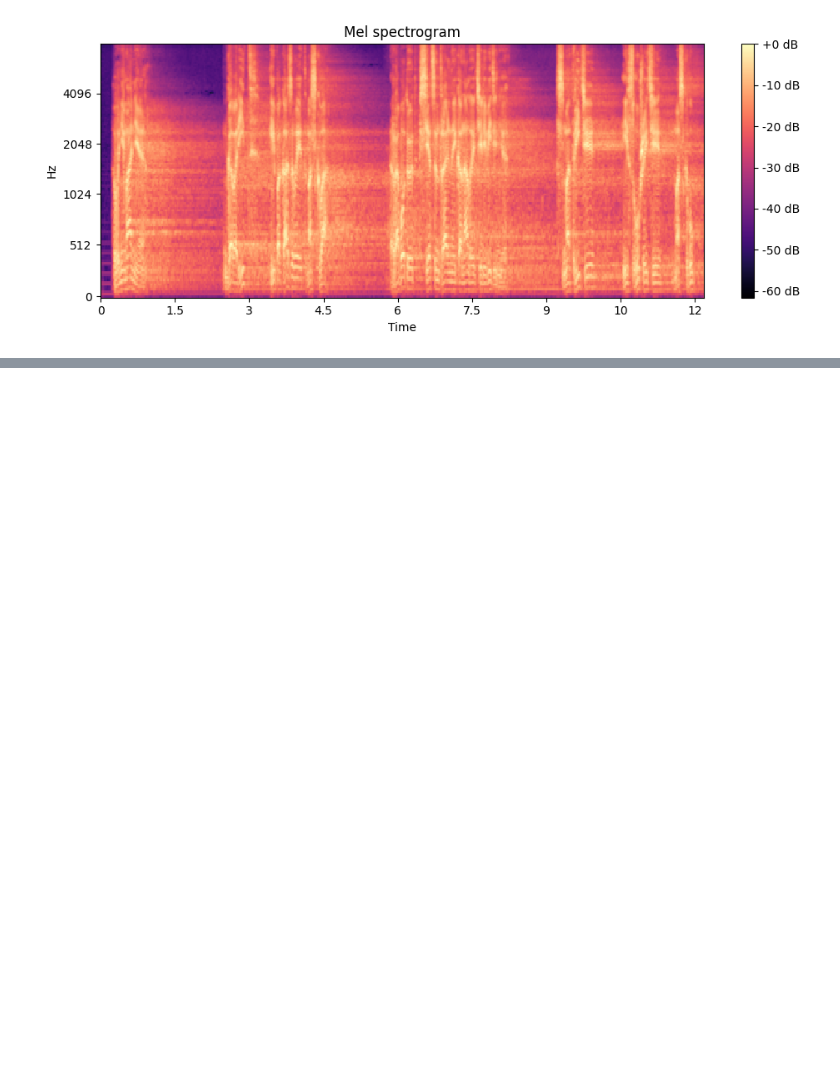
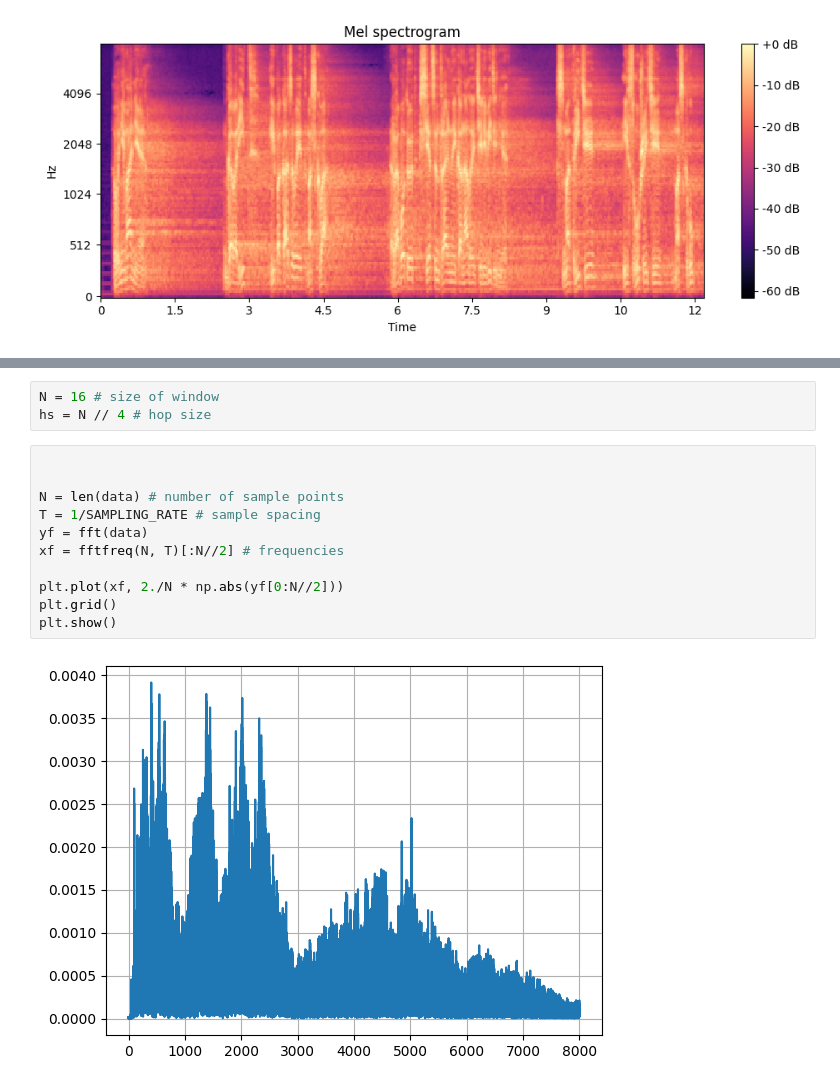
Before and after one commit to shredder67/phase-vocoder, a Jupyter notebook: notebook.ipynb, the cells around one changed output, grey strips where cells are left out. Saved outputs shown, nothing was run; the diff lists cells and outputs as text; blank space fills up the shorter version.

```diff
--- a/notebook.ipynb
+++ b/notebook.ipynb
@@ -70,0 +116,16 @@ plot_mel_spectrogram(mel_spectrogram, sr, hop_length, n_mels)
+# %%
+N = 16 # size of window
+hs = N // 4 # hop size
+# %%
+
+
+N = len(data) # number of sample points
+T = 1/SAMPLING_RATE # sample spacing
+yf = fft(data)
+xf = fftfreq(N, T)[:N//2] # frequencies
+
+plt.plot(xf, 2./N * np.abs(yf[0:N//2]))
+plt.grid()
+plt.show()
+# %% [output]
+[figure, added]
```
Also changed, not shown: parts of 7 cells of this notebook, 1 other file.
